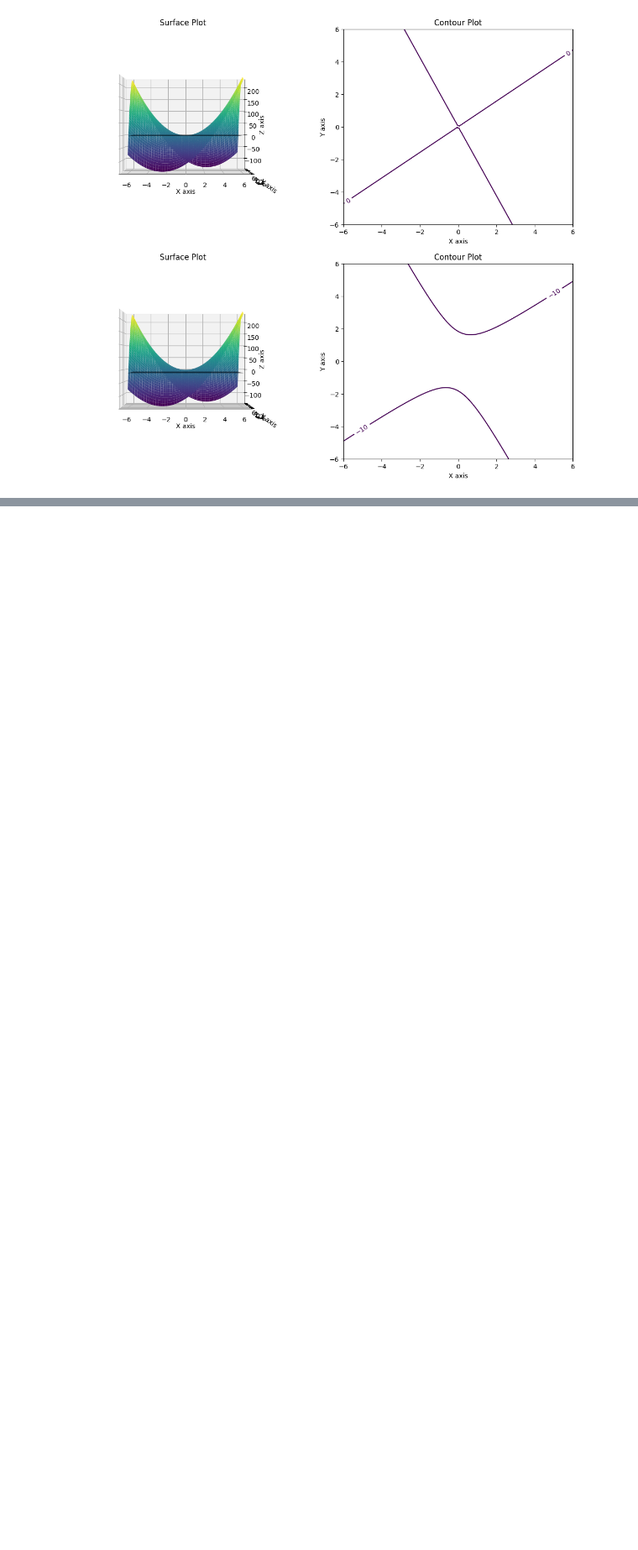
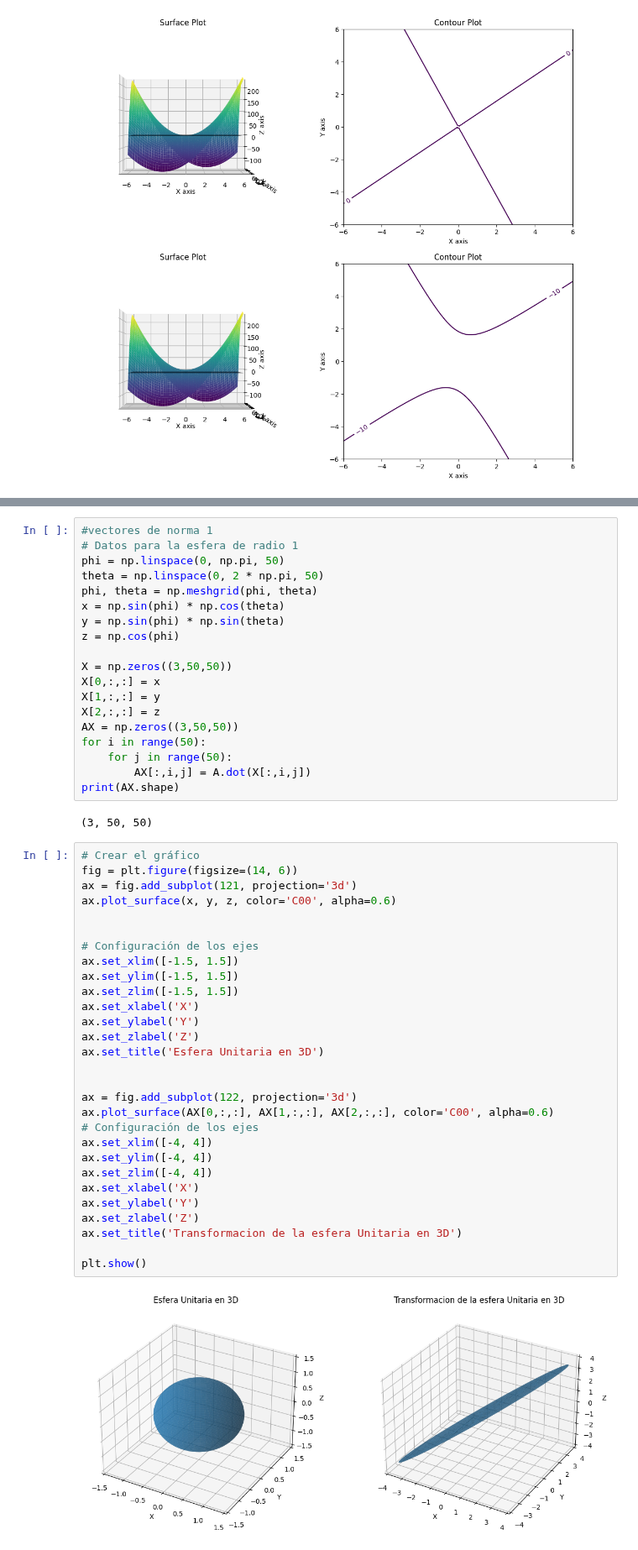
Before and after one commit to ManuelSanchezUribe/ManuelSanchezUribe.github.io, a Jupyter notebook: MAT1203/FormaCuadratica.ipynb, the cells around one changed output, grey strips where cells are left out. Shown at 84% size. Drawn from its saved outputs; the diff is of its cells as text; blank space fills up the shorter version.

```diff
--- a/MAT1203/FormaCuadratica.ipynb
+++ b/MAT1203/FormaCuadratica.ipynb
@@ -251,0 +296,52 @@ plt.show()
+# %%
+#vectores de norma 1
+# Datos para la esfera de radio 1
+phi = np.linspace(0, np.pi, 50)
+theta = np.linspace(0, 2 * np.pi, 50)
+phi, theta = np.meshgrid(phi, theta)
+x = np.sin(phi) * np.cos(theta)
+y = np.sin(phi) * np.sin(theta)
+z = np.cos(phi)
+
+X = np.zeros((3,50,50))
+X[0,:,:] = x
+X[1,:,:] = y
+X[2,:,:] = z
+AX = np.zeros((3,50,50))
+for i in range(50):
+    for j in range(50):
+        AX[:,i,j] = A.dot(X[:,i,j])
+print(AX.shape)
+# %% [output]
+(3, 50, 50)
+# %%
+# Crear el gráfico
+fig = plt.figure(figsize=(14, 6))
+ax = fig.add_subplot(121, projection='3d')
+ax.plot_surface(x, y, z, color='C00', alpha=0.6)
+
+
+# Configuración de los ejes
+ax.set_xlim([-1.5, 1.5])
+ax.set_ylim([-1.5, 1.5])
+ax.set_zlim([-1.5, 1.5])
+ax.set_xlabel('X')
+ax.set_ylabel('Y')
+ax.set_zlabel('Z')
+ax.set_title('Esfera Unitaria en 3D')
+
+
+ax = fig.add_subplot(122, projection='3d')
+ax.plot_surface(AX[0,:,:], AX[1,:,:], AX[2,:,:], color='C00', alpha=0.6)
+# Configuración de los ejes
+ax.set_xlim([-4, 4])
+ax.set_ylim([-4, 4])
+ax.set_zlim([-4, 4])
+ax.set_xlabel('X')
+ax.set_ylabel('Y')
+ax.set_zlabel('Z')
+ax.set_title('Transformacion de la esfera Unitaria en 3D')
+
+plt.show()
+# %% [output]
+[figure, added]
```
Also changed, not shown: parts of 6 cells of this notebook.
